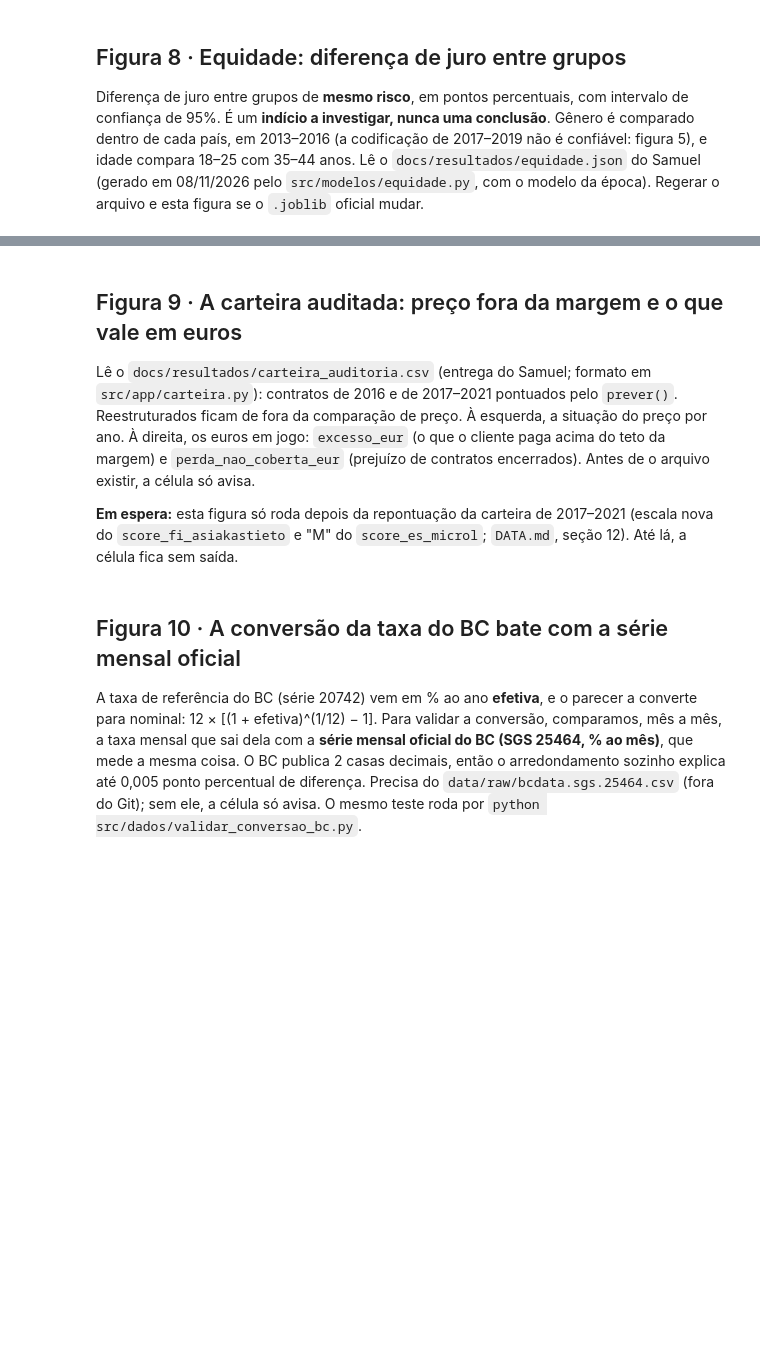
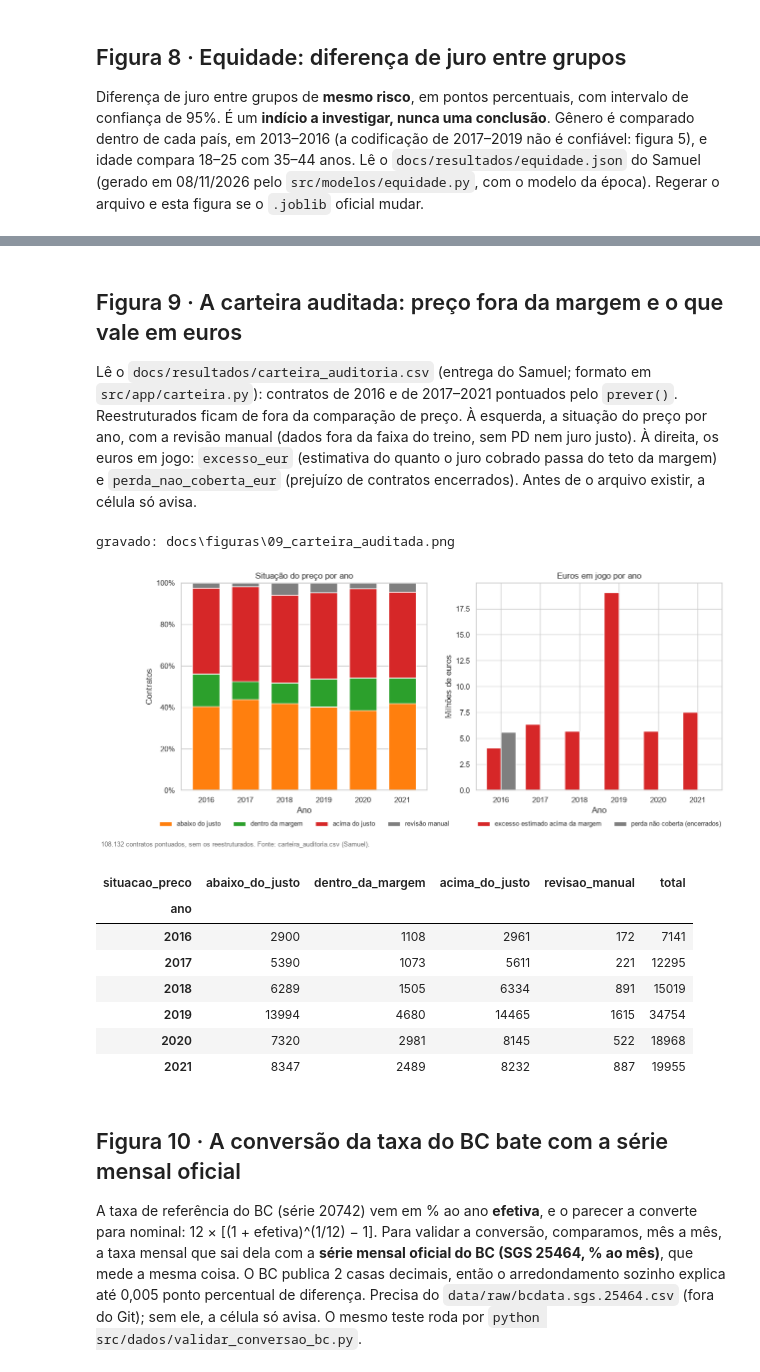
Before and after one commit to yaMimis/Auditor-Project, a Jupyter notebook: notebooks/dados/01_eda.ipynb, the cells around one changed output, grey strips where cells are left out. Drawn from its saved outputs; the diff is of its cells as text; code cells hidden in the pictures; blank space fills up the shorter version.

```diff
--- a/notebooks/dados/01_eda.ipynb
+++ b/notebooks/dados/01_eda.ipynb
@@ -491,49 +491,58 @@ gravado: docs\figuras\08_equidade.png
 ## Figura 9 · A carteira auditada: preço fora da margem e o que vale em euros
 
 Lê o `docs/resultados/carteira_auditoria.csv` (entrega do Samuel; formato em `src/app/carteira.py`): contratos de 2016 e de 2017–2021 pontuados pelo `prever()`.
-Reestruturados ficam de fora da comparação de preço. À esquerda, a situação do preço por ano. À direita, os euros em jogo:
-`excesso_eur` (o que o cliente paga acima do teto da margem) e `perda_nao_coberta_eur` (prejuízo de contratos encerrados). Antes de o arquivo existir, a célula só avisa.
-
-**Em espera:** esta figura só roda depois da repontuação da carteira de 2017–2021 (escala nova do `score_fi_asiakastieto` e "M" do `score_es_microl`; `DATA.md`, seção 12). Até lá, a célula fica sem saída.
+Reestruturados ficam de fora da comparação de preço. À esquerda, a situação do preço por ano, com a revisão manual (dados fora da faixa do treino, sem PD nem juro justo). À direita, os euros em jogo:
+`excesso_eur` (estimativa do quanto o juro cobrado passa do teto da margem) e `perda_nao_coberta_eur` (prejuízo de contratos encerrados). Antes de o arquivo existir, a célula só avisa.
 # %%
 ARQ_CART = PASTA / 'carteira_auditoria.csv'
 if not ARQ_CART.exists():
     print(f'{ARQ_CART.name} ainda não existe (entrega do Samuel). Rode esta célula depois.')
 else:
     cart = pd.read_csv(ARQ_CART)
     if 'fora_da_auditoria' in cart.columns:
         cart = cart[~cart['fora_da_auditoria'].astype(str).str.lower().isin(['true', '1'])]
-    ordem = ['abaixo_do_justo', 'dentro_da_margem', 'acima_do_justo']
-    cores_sit = {'abaixo_do_justo': '#ff7f0e', 'dentro_da_margem': '#2ca02c', 'acima_do_justo': '#d62728'}
-    rotulos_sit = {'abaixo_do_justo': 'abaixo do justo', 'dentro_da_margem': 'dentro da margem', 'acima_do_justo': 'acima do justo'}
+    ordem = ['abaixo_do_justo', 'dentro_da_margem', 'acima_do_justo', 'revisao_manual']
+    cores_sit = {'abaixo_do_justo': '#ff7f0e', 'dentro_da_margem': '#2ca02c', 'acima_do_justo': '#d62728', 'revisao_manual': '#7f7f7f'}
+    rotulos_sit = {'abaixo_do_justo': 'abaixo do justo', 'dentro_da_margem': 'dentro da margem', 'acima_do_justo': 'acima do justo', 'revisao_manual': 'revisão manual'}
     part = cart.groupby(['ano', 'situacao_preco']).size().unstack(fill_value=0).reindex(columns=ordem, fill_value=0)
     pct = part.div(part.sum(axis=1), axis=0) * 100
 
     fig, (ax1, ax2) = plt.subplots(1, 2, figsize=(14, 5.4))
     base_ = np.zeros(len(pct))
     for s_ in ordem:
         ax1.bar(pct.index.astype(str), pct[s_], bottom=base_, color=cores_sit[s_], label=rotulos_sit[s_], width=0.7)
         base_ += pct[s_].values
     ax1.set(xlabel='Ano', ylabel='Contratos', title='Situação do preço por ano', ylim=(0, 100))
     ax1.yaxis.set_major_formatter(mtick.PercentFormatter(xmax=100))
-    ax1.legend(loc='upper center', bbox_to_anchor=(0.5, -0.12), ncol=3, frameon=False, fontsize=9)
+    ax1.legend(loc='upper center', bbox_to_anchor=(0.5, -0.12), ncol=4, frameon=False, fontsize=9)
 
     euros = {}
     if 'excesso_eur' in cart.columns:
-        euros['pago acima do teto da margem'] = cart.groupby('ano')['excesso_eur'].sum() / 1e6
+        euros['excesso estimado acima da margem'] = cart.groupby('ano')['excesso_eur'].sum() / 1e6
     if 'perda_nao_coberta_eur' in cart.columns:
         euros['perda não coberta (encerrados)'] = cart.groupby('ano')['perda_nao_coberta_eur'].sum() / 1e6
     if euros:
         pd.DataFrame(euros).fillna(0).plot(kind='bar', ax=ax2, color=['#d62728', '#7f7f7f'][:len(euros)], width=0.75)
         ax2.set(xlabel='Ano', ylabel='Milhões de euros', title='Euros em jogo por ano')
         ax2.tick_params(axis='x', rotation=0)
-        ax2.legend(frameon=True)
+        ax2.legend(loc='upper center', bbox_to_anchor=(0.5, -0.12), ncol=2, frameon=False, fontsize=9)
     else:
         ax2.axis('off'); ax2.text(0.5, 0.5, 'o arquivo ainda não traz\nexcesso_eur nem perda_nao_coberta_eur', ha='center', va='center')
     rodape(fig, f'{br(len(cart), 0)} contratos pontuados, sem os reestruturados. Fonte: carteira_auditoria.csv (Samuel).', y=-0.08)
     salvar(fig, '09_carteira_auditada')
     plt.show()
     display(part.assign(total=part.sum(axis=1)))
+# %% [output]
+gravado: docs\figuras\09_carteira_auditada.png
+[figure, added]
+| situacao_preco | abaixo_do_justo | dentro_da_margem | acima_do_justo | revisao_manual | total |
+| ano |  |  |  |  |  |
+| 2016 | 2900 | 1108 | 2961 | 172 | 7141 |
+| 2017 | 5390 | 1073 | 5611 | 221 | 12295 |
+| 2018 | 6289 | 1505 | 6334 | 891 | 15019 |
+| 2019 | 13994 | 4680 | 14465 | 1615 | 34754 |
+| 2020 | 7320 | 2981 | 8145 | 522 | 18968 |
+| 2021 | 8347 | 2489 | 8232 | 887 | 19955 |
 # %% [markdown]
 ## Figura 10 · A conversão da taxa do BC bate com a série mensal oficial
 
```
Also changed, not shown: parts of 1 cell of this notebook, 1 other file.
